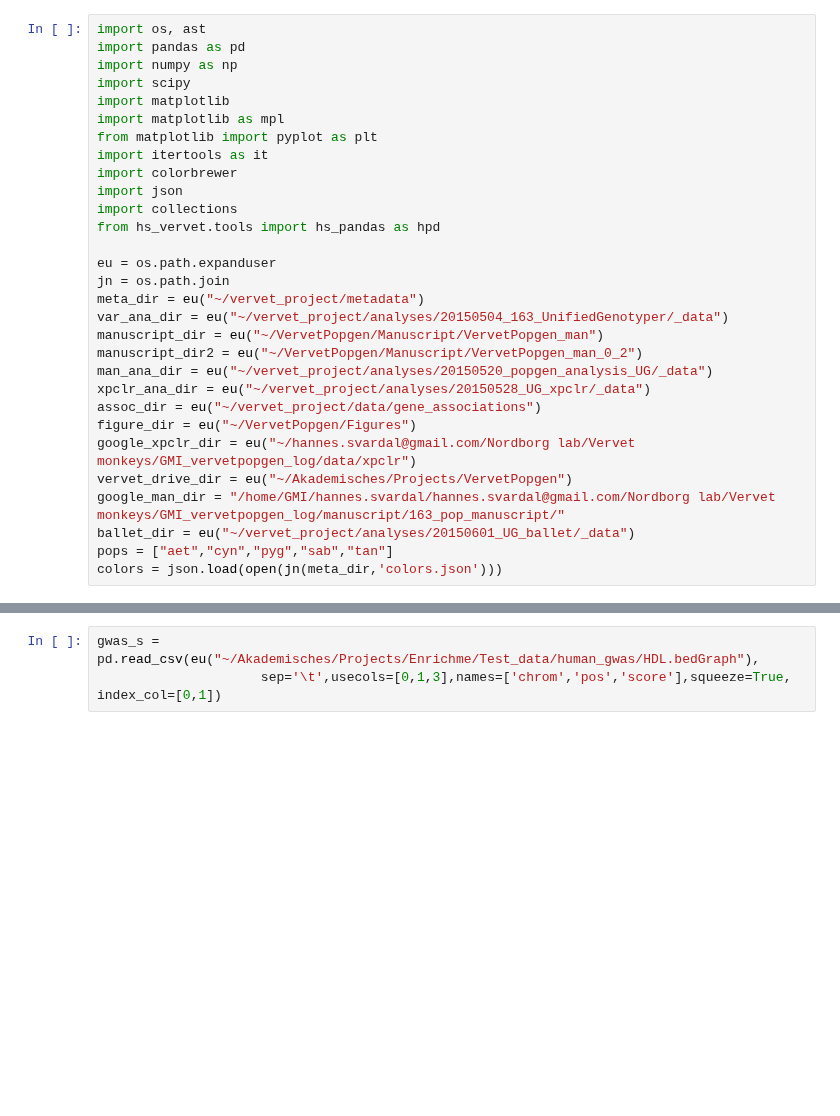
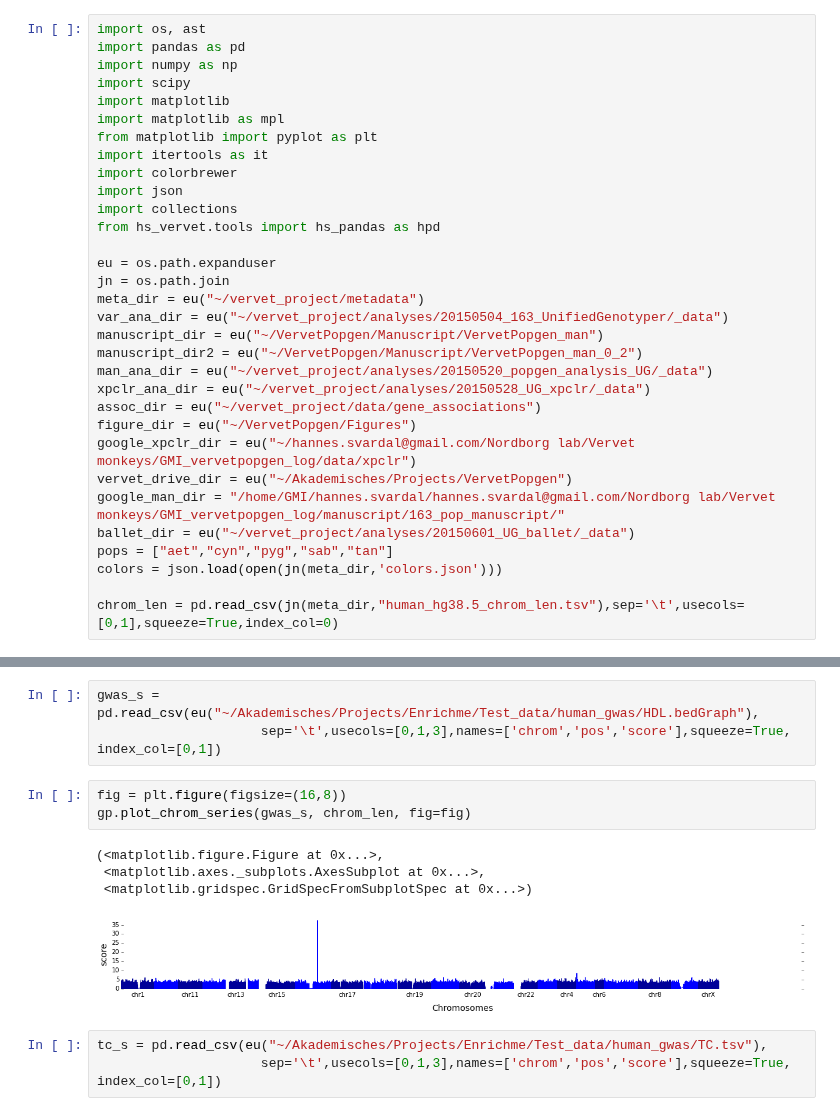
Before and after one commit to peterdfields/hs_vervet, a Jupyter notebook: notebooks/201604_enrichme_test_on_human.ipynb, the cells around one changed output, grey strips where cells are left out. Cells and saved outputs as stored; diff of their text form; blank space fills up the shorter version.

Commit message:
Notebook on enrichme test human

```diff
--- a/notebooks/201604_enrichme_test_on_human.ipynb
+++ b/notebooks/201604_enrichme_test_on_human.ipynb
@@ -28,3 +30,5 @@ google_man_dir = "/home/GMI/hannes.svardal/hannes.svardal@gmail.com/Nordborg lab
 ballet_dir = eu("~/vervet_project/analyses/20150601_UG_ballet/_data")
 pops = ["aet","cyn","pyg","sab","tan"]
 colors = json.load(open(jn(meta_dir,'colors.json')))
+
+chrom_len = pd.read_csv(jn(meta_dir,"human_hg38.5_chrom_len.tsv"),sep='\t',usecols=[0,1],squeeze=True,index_col=0)
@@ -96,3 +157,14 @@ with open(eu("~/VervetPopgen/scratch/human_ranked_by_denisowa_score_mean.txt"),'
 # %%
 gwas_s = pd.read_csv(eu("~/Akademisches/Projects/Enrichme/Test_data/human_gwas/HDL.bedGraph"),
                      sep='\t',usecols=[0,1,3],names=['chrom','pos','score'],squeeze=True, index_col=[0,1])
+# %%
+fig = plt.figure(figsize=(16,8))
+gp.plot_chrom_series(gwas_s, chrom_len, fig=fig)
+# %% [output]
+(<matplotlib.figure.Figure at 0x...>,
+ <matplotlib.axes._subplots.AxesSubplot at 0x...>,
+ <matplotlib.gridspec.GridSpecFromSubplotSpec at 0x...>)
+[figure, added]
+# %%
+tc_s = pd.read_csv(eu("~/Akademisches/Projects/Enrichme/Test_data/human_gwas/TC.tsv"),
+                     sep='\t',usecols=[0,1,3],names=['chrom','pos','score'],squeeze=True, index_col=[0,1])
```
Also changed, not shown: parts of 35 cells of this notebook, 1 other file.
